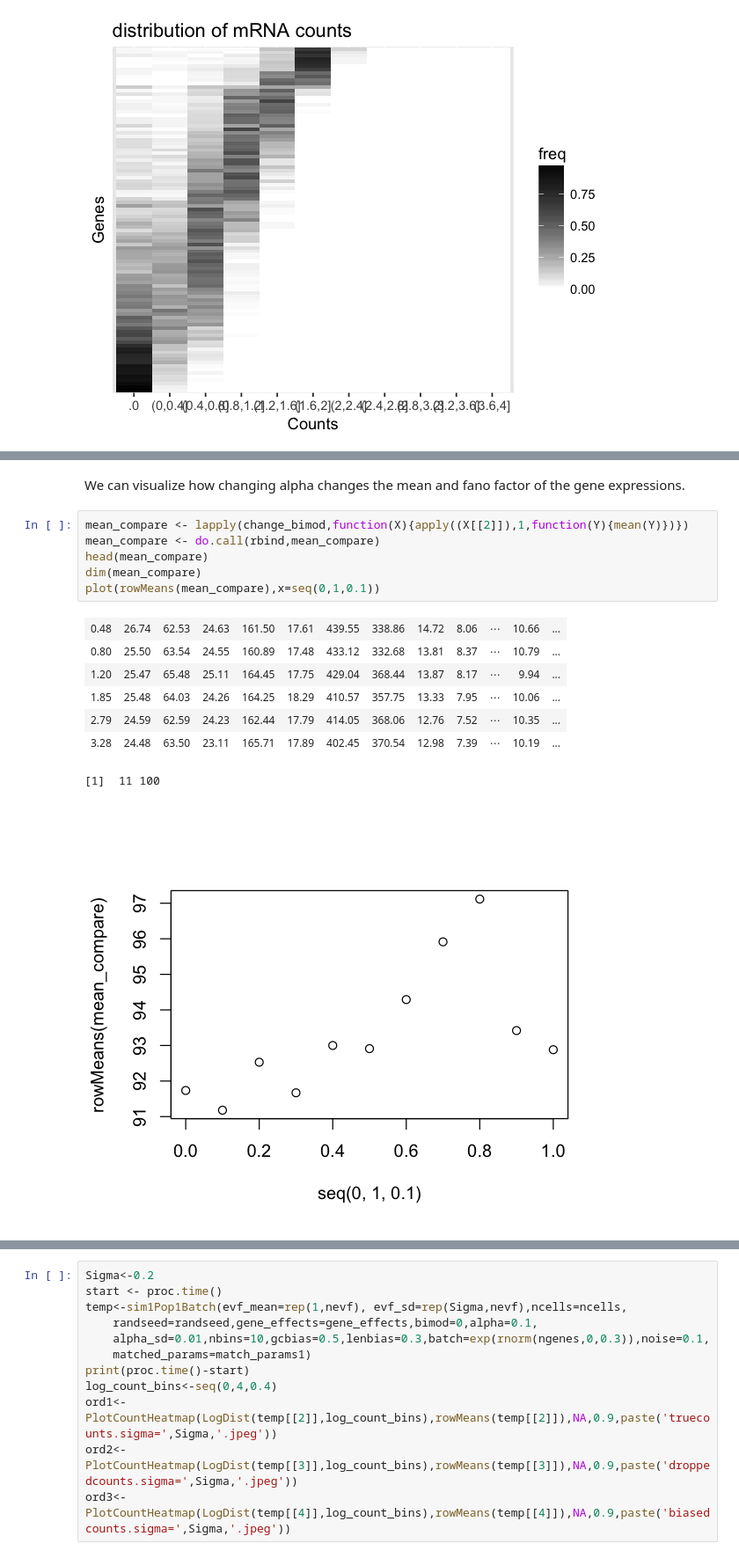
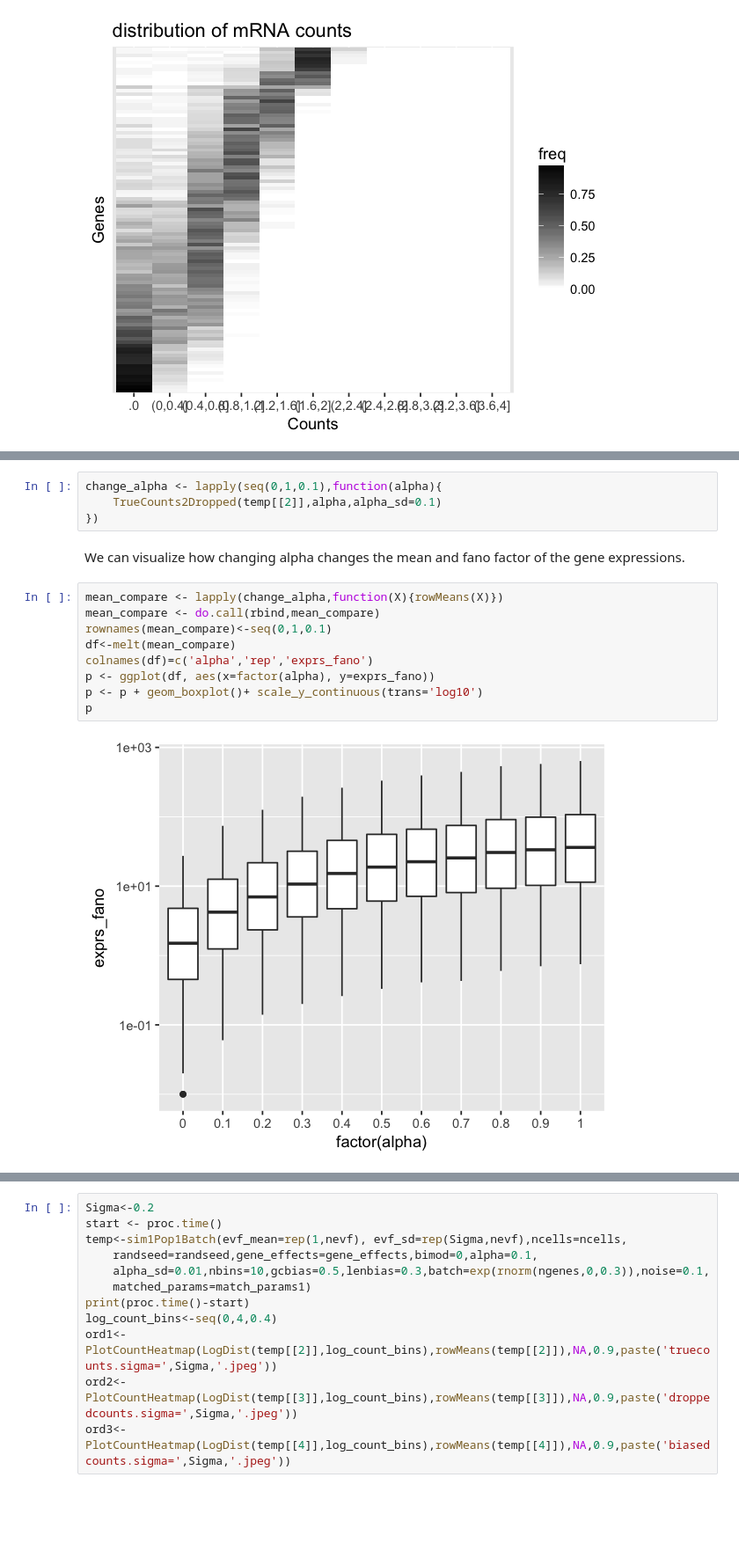
Before and after one commit to YosefLab/SymSim, a Jupyter notebook: Manual.ipynb, the cells around one changed output, grey strips where cells are left out. Shown at 88% size. Cells and saved outputs as stored; diff of their text form; blank space fills up the shorter version.

```diff
--- a/Manual.ipynb
+++ b/Manual.ipynb
@@ -125,18 +157,18 @@ change_alpha <- lapply(seq(0,1,0.1),function(alpha){
+# %%
+change_alpha <- lapply(seq(0,1,0.1),function(alpha){
+    TrueCounts2Dropped(temp[[2]],alpha,alpha_sd=0.1)
+})
 # %% [markdown]
 We can visualize how changing alpha changes the mean and fano factor of the gene expressions.
-# %%
-mean_compare <- lapply(change_bimod,function(X){apply((X[[2]]),1,function(Y){mean(Y)})})
-mean_compare <- do.call(rbind,mean_compare)
-head(mean_compare)
-dim(mean_compare)
-plot(rowMeans(mean_compare),x=seq(0,1,0.1))
-# %% [output]
-| 0.48 | 26.74 | 62.53 | 24.63 | 161.50 | 17.61 | 439.55 | 338.86 | 14.72 | 8.06 | ⋯ | 10.66 | ... |
-| 0.80 | 25.50 | 63.54 | 24.55 | 160.89 | 17.48 | 433.12 | 332.68 | 13.81 | 8.37 | ⋯ | 10.79 | ... |
-| 1.20 | 25.47 | 65.48 | 25.11 | 164.45 | 17.75 | 429.04 | 368.44 | 13.87 | 8.17 | ⋯ | 9.94 | ... |
-| 1.85 | 25.48 | 64.03 | 24.26 | 164.25 | 18.29 | 410.57 | 357.75 | 13.33 | 7.95 | ⋯ | 10.06 | ... |
-| 2.79 | 24.59 | 62.59 | 24.23 | 162.44 | 17.79 | 414.05 | 368.06 | 12.76 | 7.52 | ⋯ | 10.35 | ... |
-| 3.28 | 24.48 | 63.50 | 23.11 | 165.71 | 17.89 | 402.45 | 370.54 | 12.98 | 7.39 | ⋯ | 10.19 | ... |
-[1]  11 100
-[figure, removed]
+# %%
+mean_compare <- lapply(change_alpha,function(X){rowMeans(X)})
+mean_compare <- do.call(rbind,mean_compare)
+rownames(mean_compare)<-seq(0,1,0.1)
+df<-melt(mean_compare)
+colnames(df)=c('alpha','rep','exprs_fano')
+p <- ggplot(df, aes(x=factor(alpha), y=exprs_fano))
+p <- p + geom_boxplot()+ scale_y_continuous(trans='log10')
+p
+# %% [output]
+[figure, added]
 # %%
```
Also changed, not shown: parts of 38 cells of this notebook.
